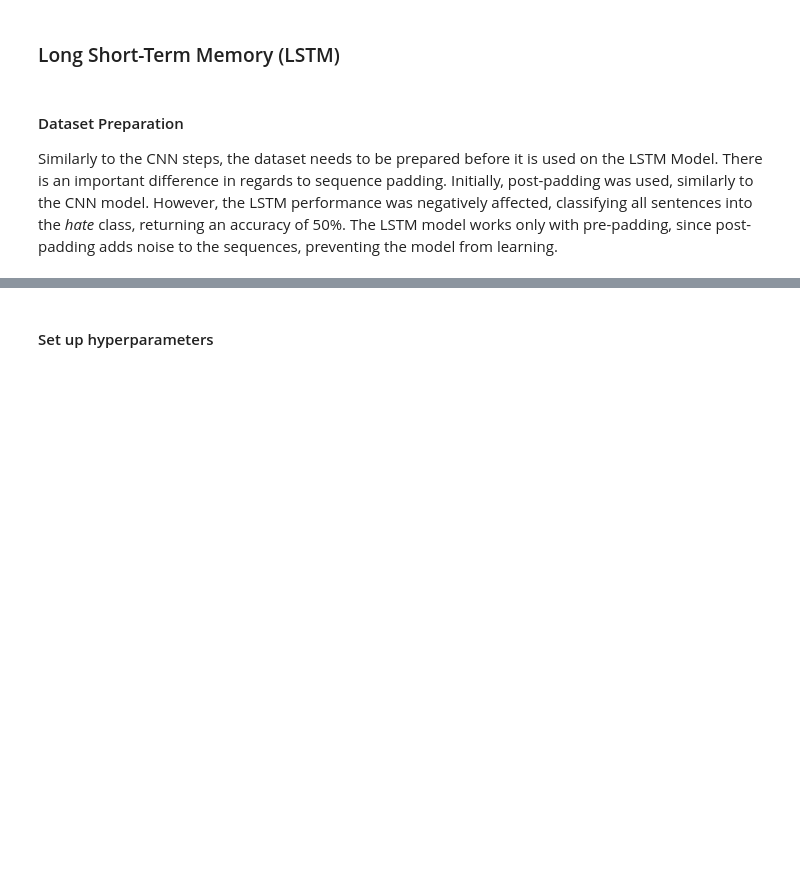
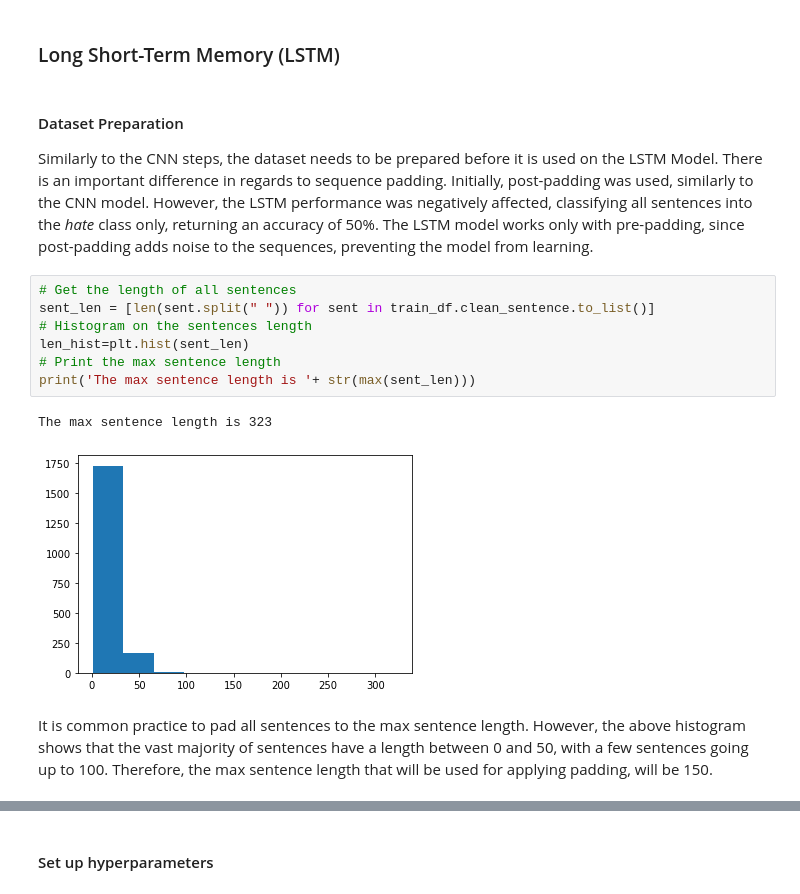
Before and after one commit to dmegkos/MSc-Dissertation-DS-2022, a Jupyter notebook: Thesis_Project.ipynb, the cells around one changed output, grey strips where cells are left out. Saved outputs shown, nothing was run; the diff lists cells and outputs as text; blank space fills up the shorter version.

```diff
--- a/Thesis_Project.ipynb
+++ b/Thesis_Project.ipynb
@@ -716,5 +765,17 @@ F1 Score: 0.7489361702127659
 ### Long Short-Term Memory (LSTM)
 # %% [markdown]
 #### Dataset Preparation
-Similarly to the CNN steps, the dataset needs to be prepared before it is used on the LSTM Model. There is an important difference in regards to sequence padding. Initially, post-padding was used, similarly to the CNN model. However, the LSTM performance was negatively affected, classifying all sentences into the *hate* class, returning an accuracy of 50%. The LSTM model works only with pre-padding, since post-padding adds noise to the sequences, preventing the model from learning.
+Similarly to the CNN steps, the dataset needs to be prepared before it is used on the LSTM Model. There is an important difference in regards to sequence padding. Initially, post-padding was used, similarly to the CNN model. However, the LSTM performance was negatively affected, classifying all sentences into the *hate* class only, returning an accuracy of 50%. The LSTM model works only with pre-padding, since post-padding adds noise to the sequences, preventing the model from learning.
+# %%
+# Get the length of all sentences
+sent_len = [len(sent.split(" ")) for sent in train_df.clean_sentence.to_list()]
+# Histogram on the sentences length
+len_hist=plt.hist(sent_len)
+# Print the max sentence length
+print('The max sentence length is '+ str(max(sent_len)))
+# %% [output]
+The max sentence length is 323
+[figure, added]
+# %% [markdown]
+It is common practice to pad all sentences to the max sentence length. However, the above histogram shows that the vast majority of sentences have a length between 0 and 50, with a few sentences going up to 100. Therefore, the max sentence length that will be used for applying padding, will be 150.
 # %%
```
Also changed, not shown: parts of 120 cells of this notebook, 1 other file.
